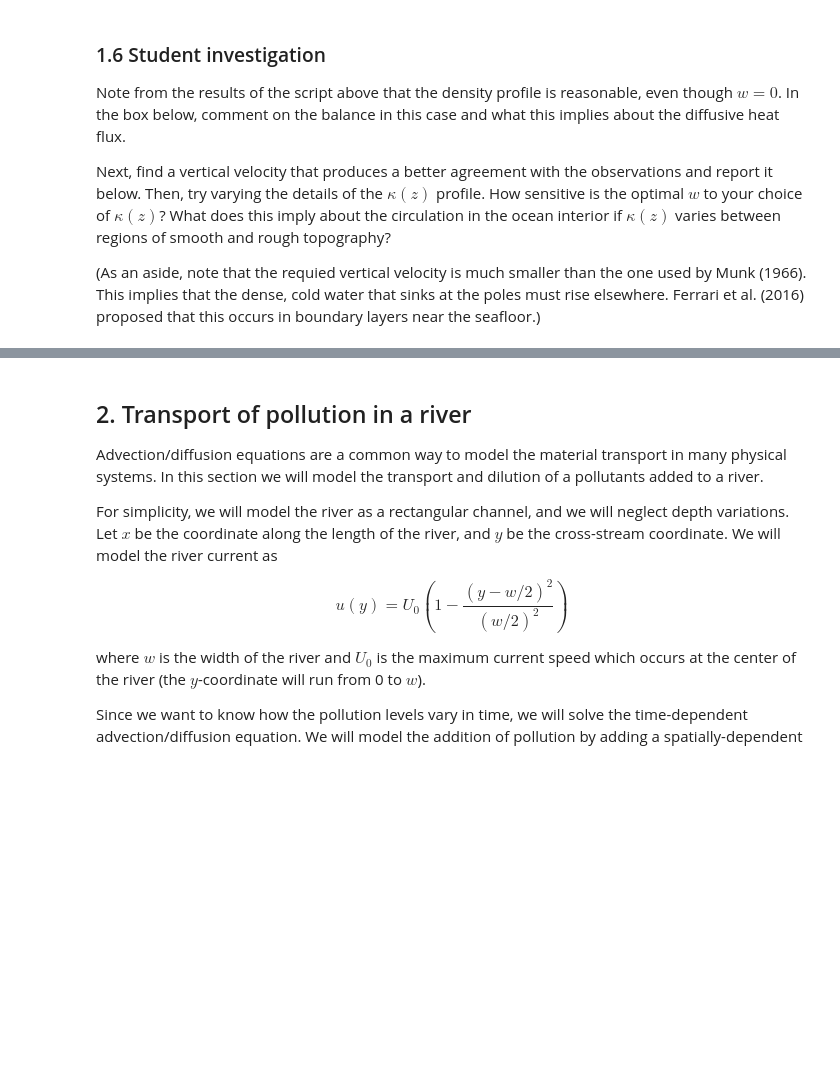
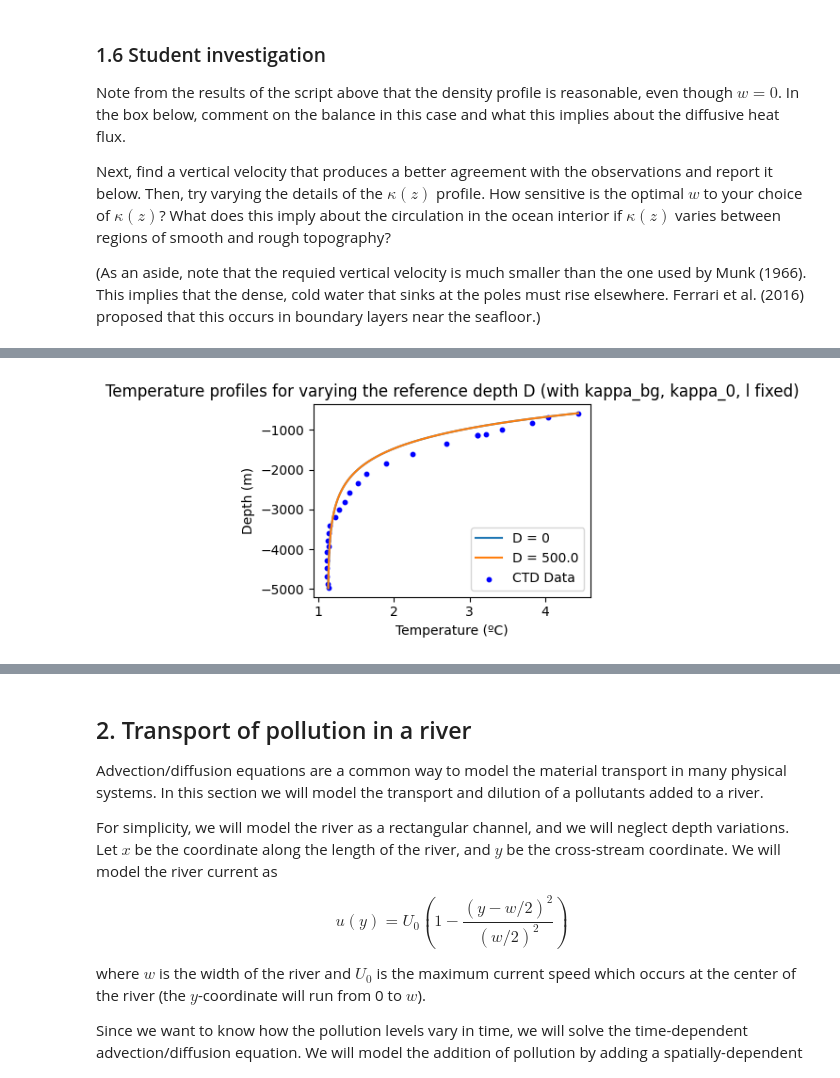
Before and after one commit to isabelgilchristmiller/QCES, a Jupyter notebook: Project2_transport.ipynb, the cells around one changed output, grey strips where cells are left out. Cells and saved outputs as stored; diff of their text form; code cells hidden in the pictures; blank space fills up the shorter version.

```diff
--- a/Project2_transport.ipynb
+++ b/Project2_transport.ipynb
@@ -307,0 +294,69 @@ Next, find a vertical velocity that produces a better agreement with the observa
+# %%
+""" Dedalus script to solve the steady advection/diffusion equation with a spatially-variable diffusivity """
+
+# Set various parameters. Note that the depth and the top and bottom temperature
+# are taken from the CTD data in the code cell above. That cell must be run first to define CTD_T and CTD_z.
+z_surface = CTD_z[-1]
+z_bottom = CTD_z[0]
+T_surface = CTD_T[-1]
+T_bottom = CTD_T[0]
+Nz = 1000
+
+# Set the vertical velocity
+w = 1e-8 # m/s
+
+# we vary the D values
+kappa_bg_values = 1e-5 # m^2/s
+kappa_0_values = 8.6e-4 # m^2/s
+D_values = {0, 5e2} # m
+l_values = 667 # m
+
+fig1, ax1 = plt.subplots(1,1,figsize=(4,3)) # Create a single subplot for varying D
+
+for i,D in enumerate(D_values):
+  # Bases
+  zcoord = d3.Coordinate('z')
+  dist = d3.Distributor(zcoord, dtype=np.float64)
+  zbasis = d3.Chebyshev(zcoord, size=Nz, bounds=(z_bottom, z_surface))
+  z = dist.local_grid(zbasis)
+
+  # Fields
+  T = dist.Field(name='T', bases=zbasis)
+  kappa = dist.Field(name='kappa', bases=zbasis)
+  # Set the diffusivity
+  # Below is the diffusivity profile from Rogers et al., 2023
+  kappa['g'] = kappa_bg_values + (kappa_0_values - kappa_bg_values)*np.exp((D-z)/l_values) # m^2/s
+
+  # Add two tau variables to allow us to apply two boundary conditions
+  tau_1 = dist.Field(name='tau_1')
+  tau_2 = dist.Field(name='tau_2')
+  lift_basis = zbasis.derivative_basis(1)
+  lift = lambda A: d3.Lift(A, lift_basis, -1)
+
+  # Substitutions
+  dz = lambda A: d3.Differentiate(A, zcoord)
+  Tz = dz(T) + lift(tau_1)
+  Tzz = dz(Tz) + lift(tau_2)
+
+  # Problem
+  problem = d3.LBVP([T, tau_1, tau_2], namespace=locals())
+  problem.add_equation("w*Tz - dz(kappa*Tz) + lift(tau_2) = 0")
+  problem.add_equation("T(z=z_surface) = T_surface")
+  problem.add_equation("T(z=z_bottom) = T_bottom")
+
+  # Solver
+  solver = problem.build_solver()
+  solver.solve()
+
+  # Plot on the same axes
+  Tg=T['g']
+  ax1.plot(Tg,z, label=f'D = {D}') # Add a label for each line
+
+ax1.scatter(CTD_T,CTD_z,s=10, color='blue', label='CTD Data') # Plot the data once
+ax1.set_xlabel('Temperature (ºC)')
+ax1.set_ylabel('Depth (m)')
+ax1.set_title(f'Temperature profiles for varying the reference depth D (with kappa_bg, kappa_0, l fixed)')
+ax1.legend() # Add a legend
+plt.tight_layout()
+plt.show()
+# %% [output]
@@ -308,3 +367,4 @@ Next, find a vertical velocity that produces a better agreement with the observa
+[figure, added]
 # %%
 """ Dedalus script to solve the steady advection/diffusion equation with a spatially-variable diffusivity """
 
```
Also changed, not shown: parts of 10 cells of this notebook.
